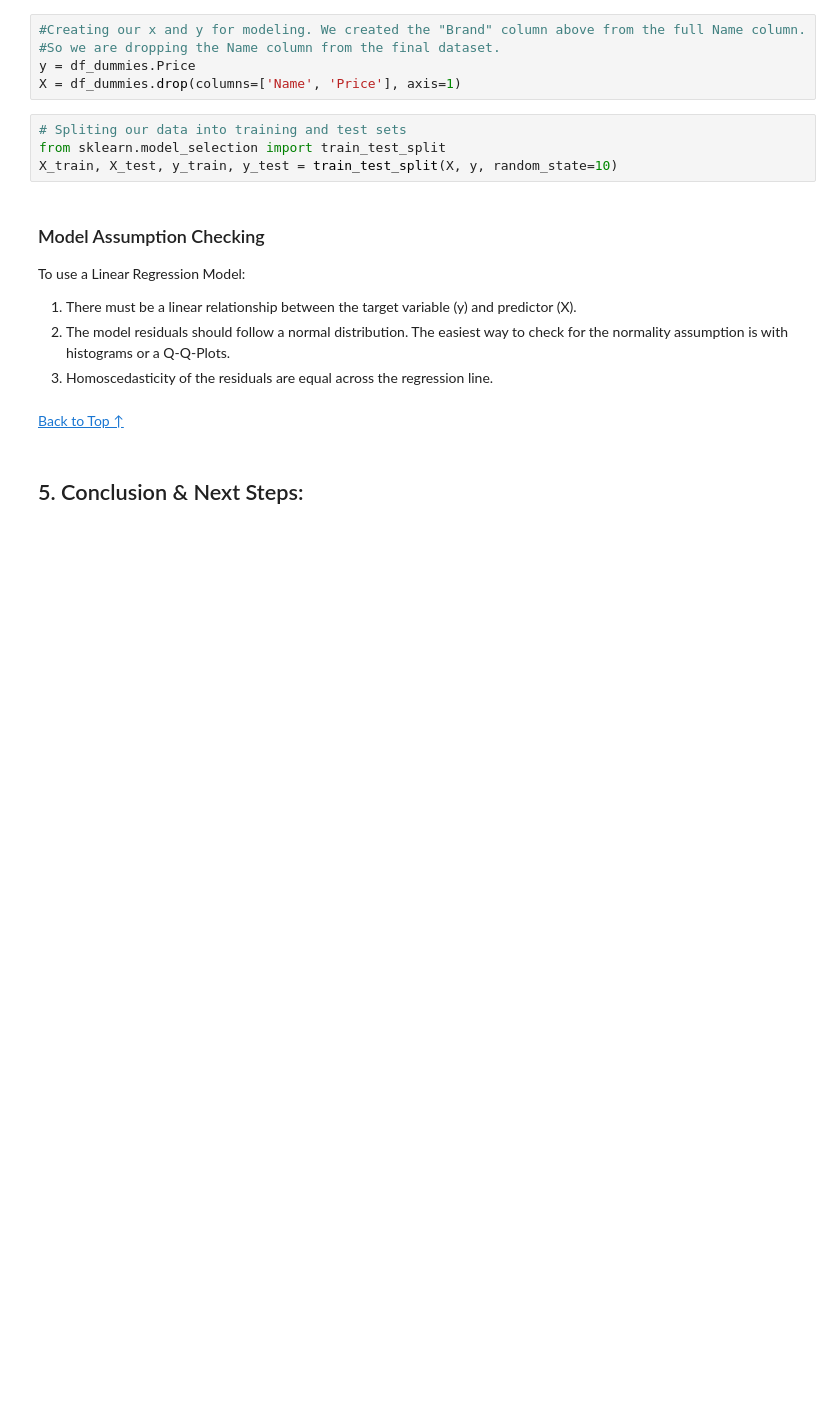
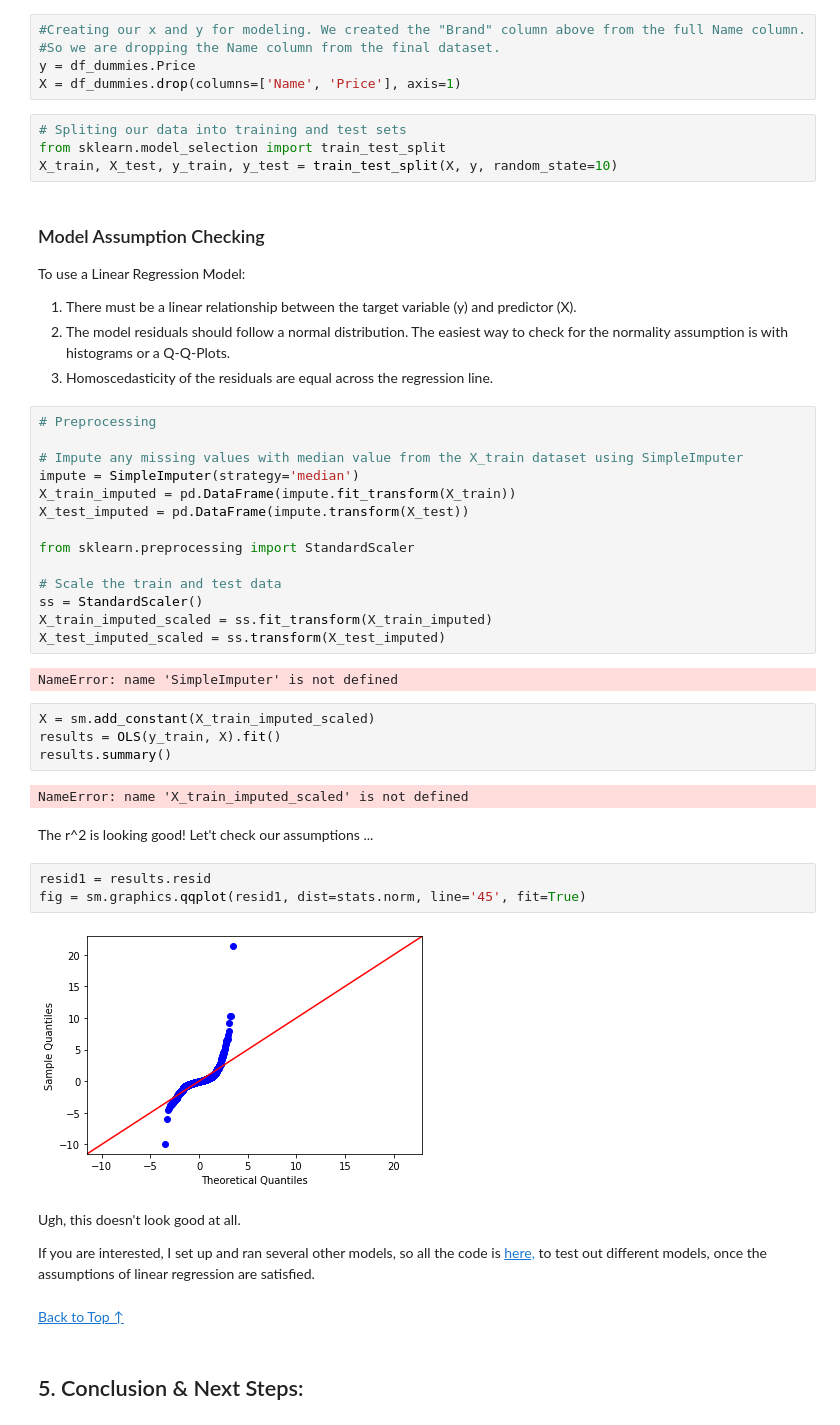
Before and after one commit to JillCarrie/UsedCars, a Jupyter notebook: master.ipynb, the cells around one changed output. Drawn from its saved outputs; the diff is of its cells as text; blank space fills up the shorter version.

Commit message:
Adding model section

```diff
--- a/master.ipynb
+++ b/master.ipynb
@@ -87,6 +90,39 @@ To use a Linear Regression Model:
 1) There must be a linear relationship between the target variable (y) and predictor (X).
 2) The model residuals should follow a normal distribution. The easiest way to check for the normality assumption is with histograms or a Q-Q-Plots.
 3) Homoscedasticity of the residuals are equal across the regression line.
+# %%
+# Preprocessing
+
+# Impute any missing values with median value from the X_train dataset using SimpleImputer
+impute = SimpleImputer(strategy='median')
+X_train_imputed = pd.DataFrame(impute.fit_transform(X_train))
+X_test_imputed = pd.DataFrame(impute.transform(X_test))
+
+from sklearn.preprocessing import StandardScaler
+
+# Scale the train and test data
+ss = StandardScaler()
+X_train_imputed_scaled = ss.fit_transform(X_train_imputed)
+X_test_imputed_scaled = ss.transform(X_test_imputed)
+# %% [output]
+NameError: name 'SimpleImputer' is not defined
+# %%
+X = sm.add_constant(X_train_imputed_scaled)
+results = OLS(y_train, X).fit()
+results.summary()
+# %% [output]
+NameError: name 'X_train_imputed_scaled' is not defined
+# %% [markdown]
+The r^2 is looking good! Let't check our assumptions ...
+# %%
+resid1 = results.resid
+fig = sm.graphics.qqplot(resid1, dist=stats.norm, line='45', fit=True)
+# %% [output]
+[figure, added]
+# %% [markdown]
+Ugh, this doesn't look good at all.
+
+If you are interested, I set up and ran several other models, so all the code is [here,](https://github.com/JillCarrie/UsedCars/blob/master/python_files/DataModeling.ipynb) to test out different models, once the assumptions of linear regression are satisfied.
 # %% [markdown]
 
 [Back to Top ↑](#top)
```
Also changed, not shown: parts of 1 cell of this notebook, 1 other file.
